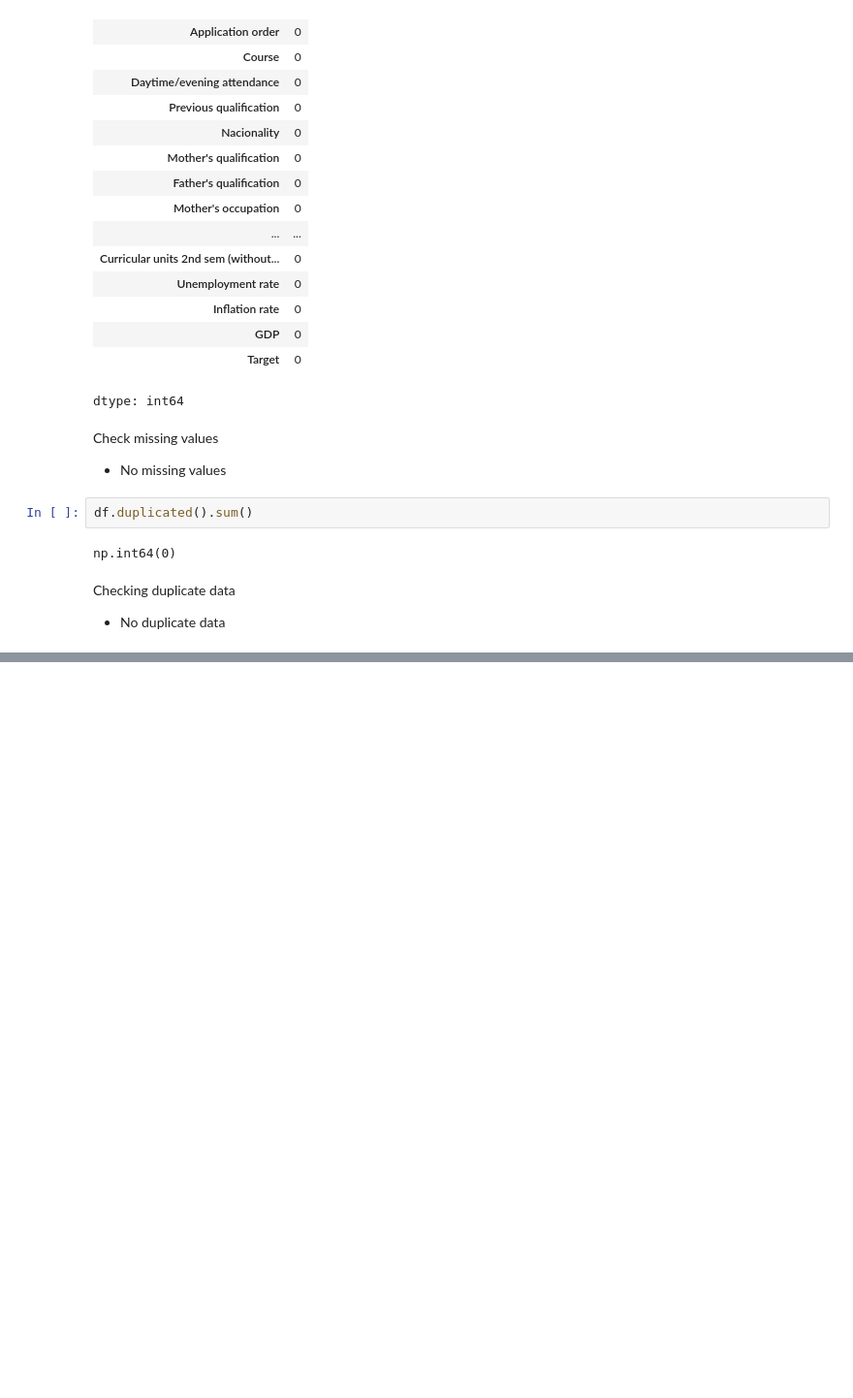
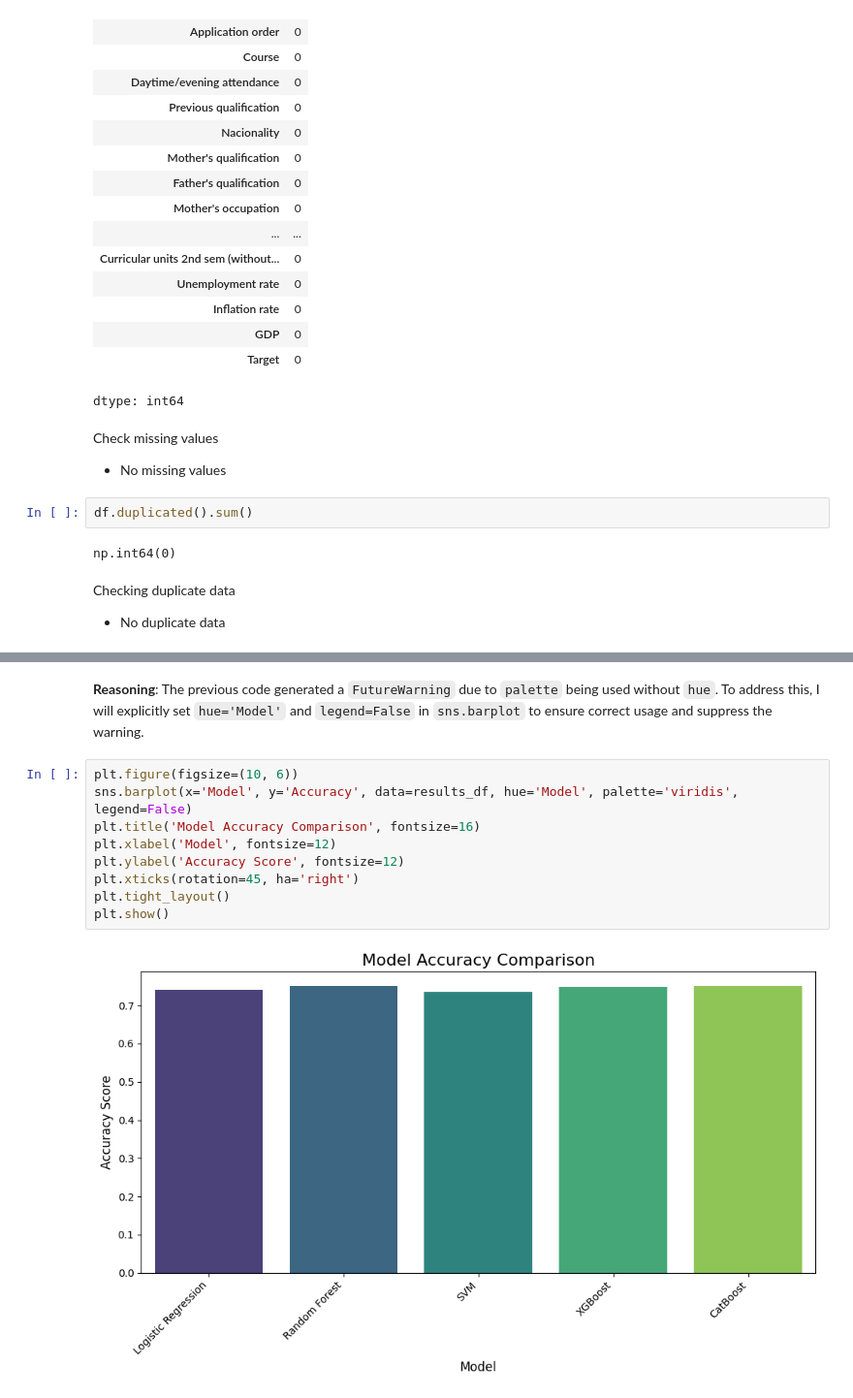
Before and after one commit to hayahanyyy/Bachelor-Thesis, a Jupyter notebook: Implementation01.ipynb, the cells around one changed output, grey strips where cells are left out. Shown at 97% size. Saved outputs shown, nothing was run; the diff lists cells and outputs as text; blank space fills up the shorter version.

```diff
--- a/Implementation01.ipynb
+++ b/Implementation01.ipynb
@@ -182,0 +467,14 @@ Checking duplicate data
+# %% [markdown]
+**Reasoning**:
+The previous code generated a `FutureWarning` due to `palette` being used without `hue`. To address this, I will explicitly set `hue='Model'` and `legend=False` in `sns.barplot` to ensure correct usage and suppress the warning.
+# %%
+plt.figure(figsize=(10, 6))
+sns.barplot(x='Model', y='Accuracy', data=results_df, hue='Model', palette='viridis', legend=False)
+plt.title('Model Accuracy Comparison', fontsize=16)
+plt.xlabel('Model', fontsize=12)
+plt.ylabel('Accuracy Score', fontsize=12)
+plt.xticks(rotation=45, ha='right')
+plt.tight_layout()
+plt.show()
+# %% [output]
+[figure, added]
```
Also changed, not shown: parts of 43 cells of this notebook.
